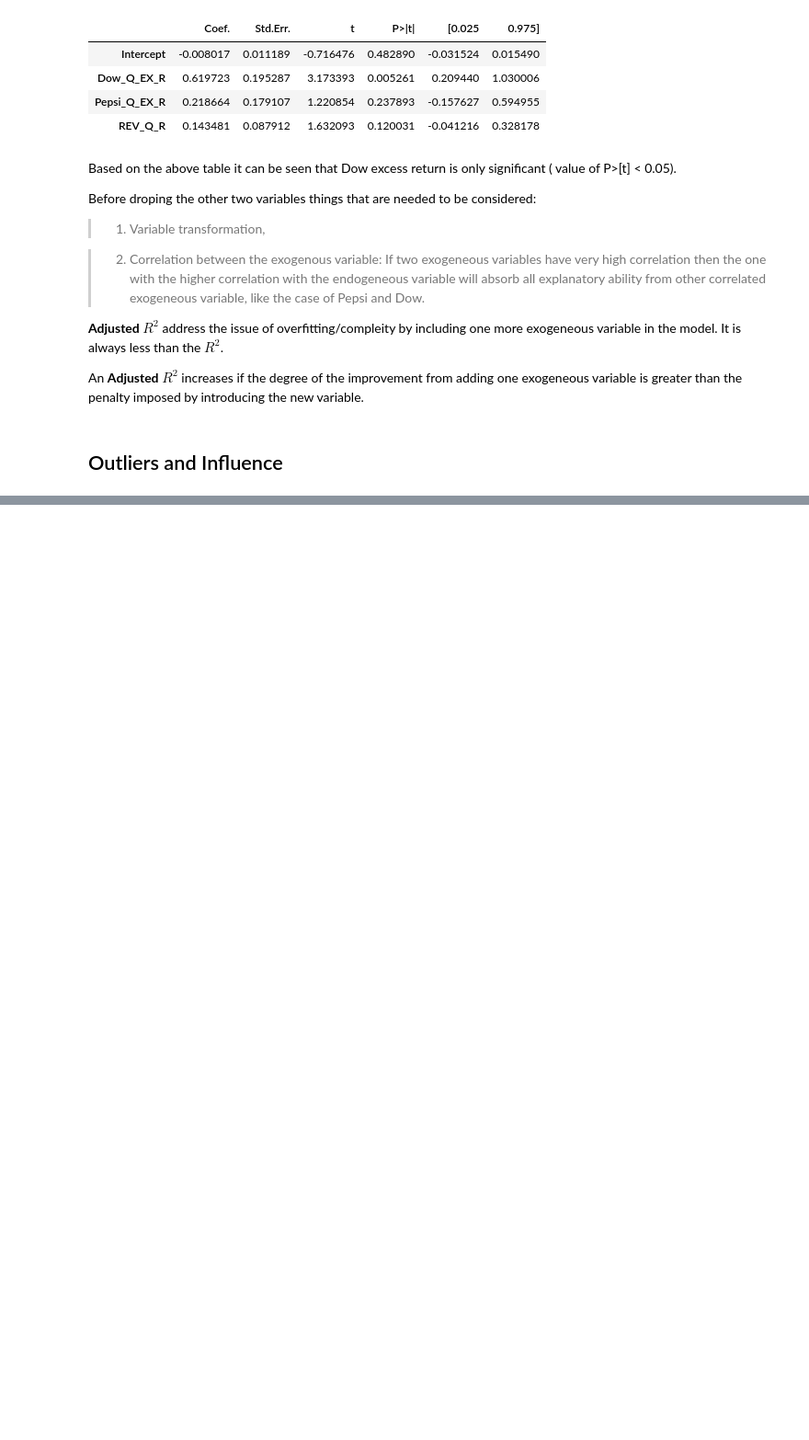
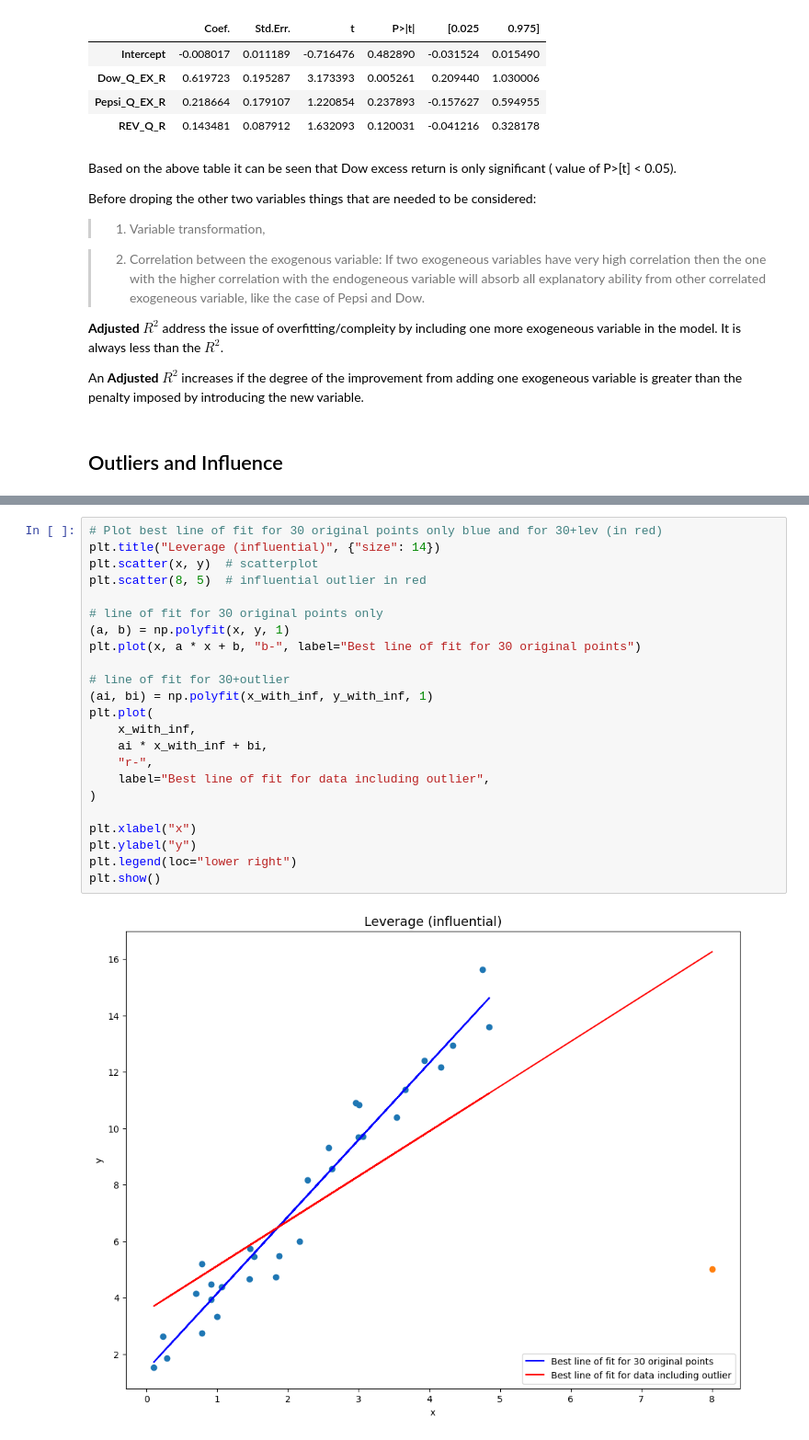
Before and after one commit to PoshanAgrawal/Finance, a Jupyter notebook: Econometrics/Linear Regression Analysis.ipynb, the cells around one changed output, grey strips where cells are left out. Shown: that part at 92% size. Drawn from its saved outputs; the diff is of its cells as text; blank space fills up the shorter version.

```diff
--- a/Econometrics/Linear Regression Analysis.ipynb
+++ b/Econometrics/Linear Regression Analysis.ipynb
@@ -146,0 +215,25 @@ An **Adjusted** $R^{2}$ increases if the degree of the improvement from adding o
+# %%
+# Plot best line of fit for 30 original points only blue and for 30+lev (in red)
+plt.title("Leverage (influential)", {"size": 14})
+plt.scatter(x, y)  # scatterplot
+plt.scatter(8, 5)  # influential outlier in red
+
+# line of fit for 30 original points only
+(a, b) = np.polyfit(x, y, 1)
+plt.plot(x, a * x + b, "b-", label="Best line of fit for 30 original points")
+
+# line of fit for 30+outlier
+(ai, bi) = np.polyfit(x_with_inf, y_with_inf, 1)
+plt.plot(
+    x_with_inf,
+    ai * x_with_inf + bi,
+    "r-",
+    label="Best line of fit for data including outlier",
+)
+
+plt.xlabel("x")
+plt.ylabel("y")
+plt.legend(loc="lower right")
+plt.show()
+# %% [output]
+[figure, added]
```
Also changed, not shown: parts of 13 cells of this notebook.
